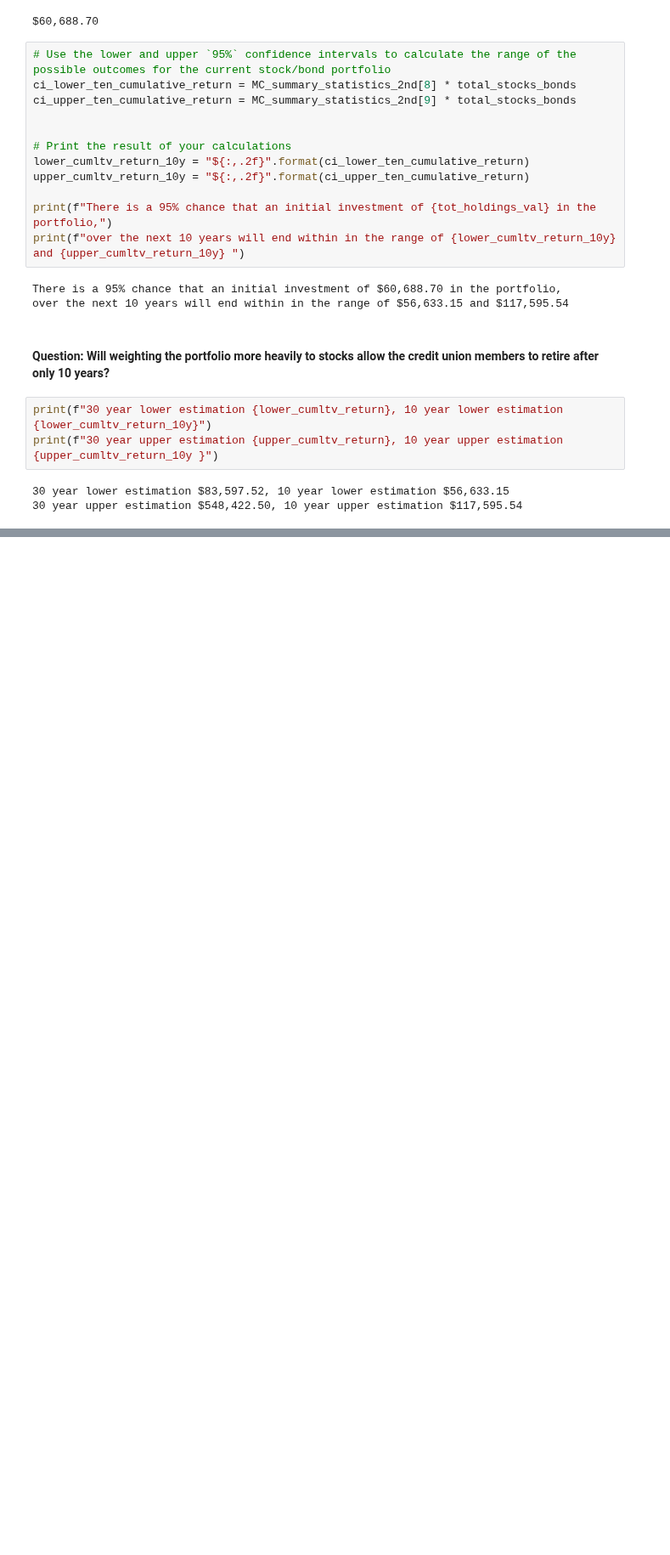
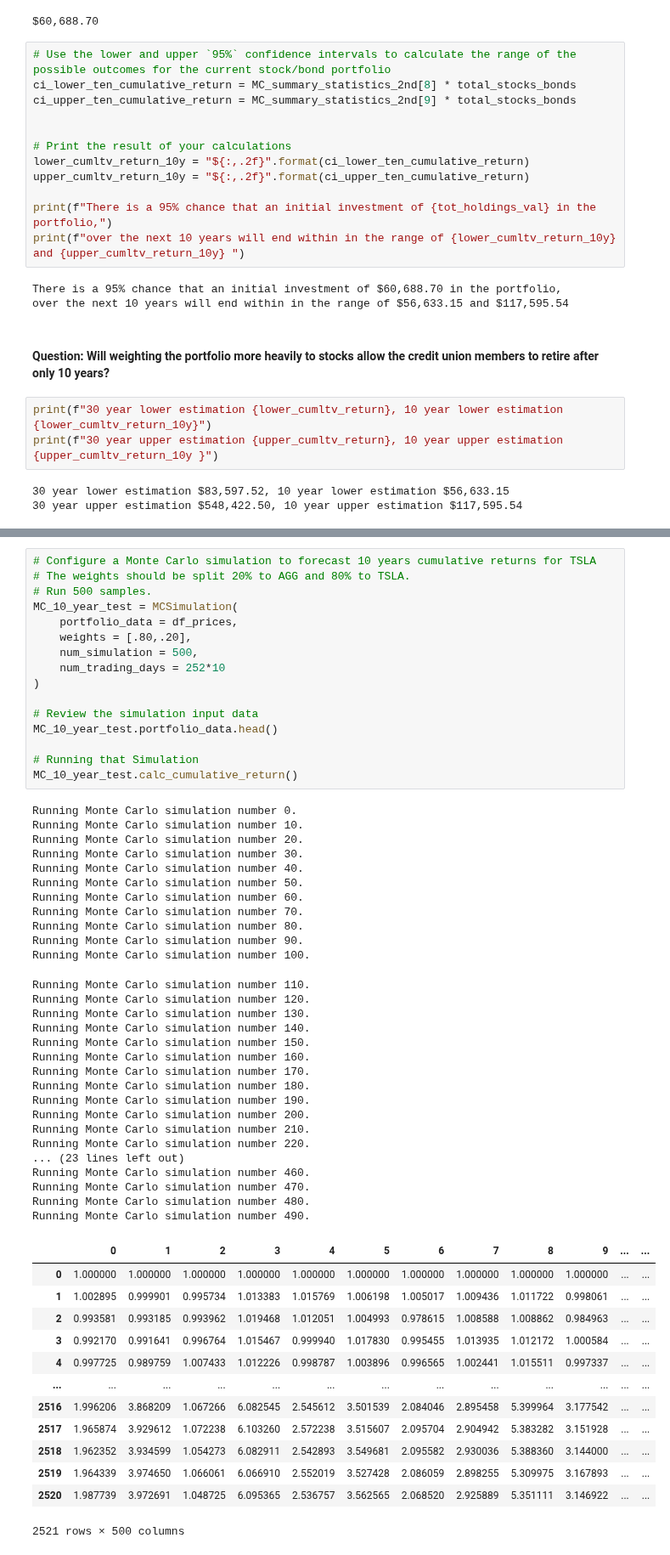
Before and after one commit to davepoppins5073/Challenge5_FinancialPlanning, a Jupyter notebook: financial_planning_tools.ipynb, the cells around one changed output, grey strips where cells are left out. Shown at 85% size. Saved outputs shown, nothing was run; the diff lists cells and outputs as text; blank space fills up the shorter version.

```diff
--- a/financial_planning_tools.ipynb
+++ b/financial_planning_tools.ipynb
@@ -775,0 +878,58 @@ print(f"30 year upper estimation {upper_cumltv_return}, 10 year upper estimation
+# %%
+# Configure a Monte Carlo simulation to forecast 10 years cumulative returns for TSLA
+# The weights should be split 20% to AGG and 80% to TSLA.
+# Run 500 samples.
+MC_10_year_test = MCSimulation(
+    portfolio_data = df_prices,
+    weights = [.80,.20],
+    num_simulation = 500,
+    num_trading_days = 252*10
+)
+
+# Review the simulation input data
+MC_10_year_test.portfolio_data.head()
+
+# Running that Simulation
+MC_10_year_test.calc_cumulative_return()
+# %% [output]
+Running Monte Carlo simulation number 0.
+Running Monte Carlo simulation number 10.
+Running Monte Carlo simulation number 20.
+Running Monte Carlo simulation number 30.
+Running Monte Carlo simulation number 40.
+Running Monte Carlo simulation number 50.
+Running Monte Carlo simulation number 60.
+Running Monte Carlo simulation number 70.
+Running Monte Carlo simulation number 80.
+Running Monte Carlo simulation number 90.
+Running Monte Carlo simulation number 100.
+Running Monte Carlo simulation number 110.
+Running Monte Carlo simulation number 120.
+Running Monte Carlo simulation number 130.
+Running Monte Carlo simulation number 140.
+Running Monte Carlo simulation number 150.
+Running Monte Carlo simulation number 160.
+Running Monte Carlo simulation number 170.
+Running Monte Carlo simulation number 180.
+Running Monte Carlo simulation number 190.
+Running Monte Carlo simulation number 200.
+Running Monte Carlo simulation number 210.
+Running Monte Carlo simulation number 220.
+... (23 lines left out)
+Running Monte Carlo simulation number 460.
+Running Monte Carlo simulation number 470.
+Running Monte Carlo simulation number 480.
+Running Monte Carlo simulation number 490.
+|  | 0 | 1 | 2 | 3 | 4 | 5 | 6 | 7 | 8 | 9 | ... | ... |
+| 0 | 1.000000 | 1.000000 | 1.000000 | 1.000000 | 1.000000 | 1.000000 | 1.000000 | 1.000000 | 1.000000 | 1.000000 | ... | ... |
+| 1 | 1.002895 | 0.999901 | 0.995734 | 1.013383 | 1.015769 | 1.006198 | 1.005017 | 1.009436 | 1.011722 | 0.998061 | ... | ... |
+| 2 | 0.993581 | 0.993185 | 0.993962 | 1.019468 | 1.012051 | 1.004993 | 0.978615 | 1.008588 | 1.008862 | 0.984963 | ... | ... |
+| 3 | 0.992170 | 0.991641 | 0.996764 | 1.015467 | 0.999940 | 1.017830 | 0.995455 | 1.013935 | 1.012172 | 1.000584 | ... | ... |
+| 4 | 0.997725 | 0.989759 | 1.007433 | 1.012226 | 0.998787 | 1.003896 | 0.996565 | 1.002441 | 1.015511 | 0.997337 | ... | ... |
+| ... | ... | ... | ... | ... | ... | ... | ... | ... | ... | ... | ... | ... |
+| 2516 | 1.996206 | 3.868209 | 1.067266 | 6.082545 | 2.545612 | 3.501539 | 2.084046 | 2.895458 | 5.399964 | 3.177542 | ... | ... |
+| 2517 | 1.965874 | 3.929612 | 1.072238 | 6.103260 | 2.572238 | 3.515607 | 2.095704 | 2.904942 | 5.383282 | 3.151928 | ... | ... |
+| 2518 | 1.962352 | 3.934599 | 1.054273 | 6.082911 | 2.542893 | 3.549681 | 2.095582 | 2.930036 | 5.388360 | 3.144000 | ... | ... |
+| 2519 | 1.964339 | 3.974650 | 1.066061 | 6.066910 | 2.552019 | 3.527428 | 2.086059 | 2.898255 | 5.309975 | 3.167893 | ... | ... |
+| 2520 | 1.987739 | 3.972691 | 1.048725 | 6.095365 | 2.536757 | 3.562565 | 2.068520 | 2.925889 | 5.351111 | 3.146922 | ... | ... |
+2521 rows × 500 columns
```
Also changed, not shown: parts of 8 cells of this notebook.
